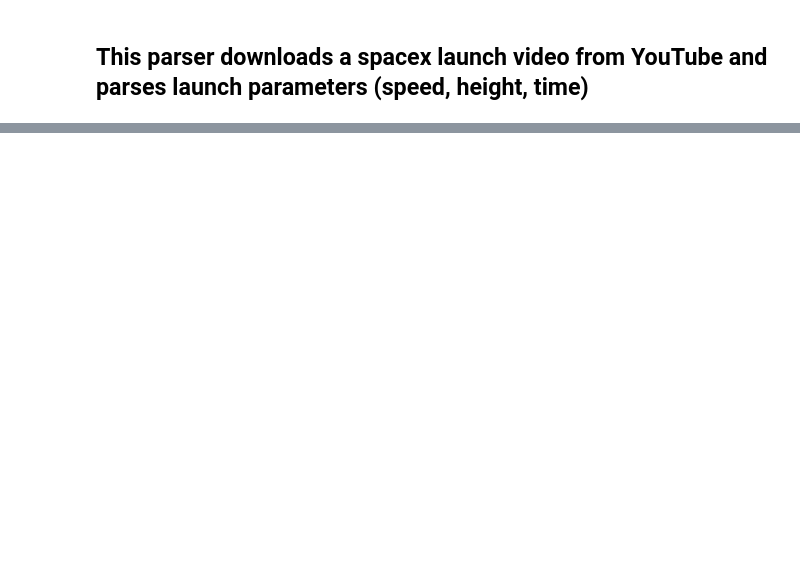
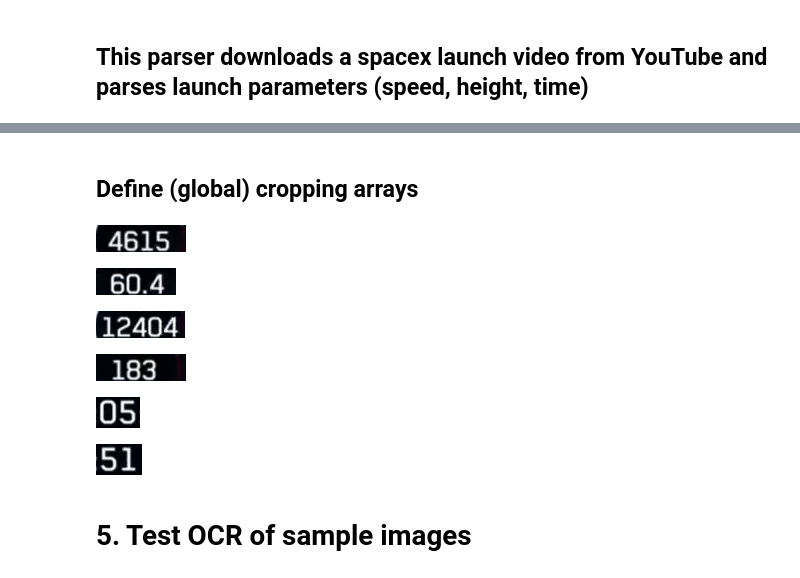
Before and after one commit to sjamthe/spacex-launch-analysis, a Jupyter notebook: spacex_launch_parser.ipynb, the cells around one changed output, grey strips where cells are left out. Saved outputs shown, nothing was run; the diff lists cells and outputs as text; code cells hidden in the pictures; blank space fills up the shorter version.

```diff
--- a/spacex_launch_parser.ipynb
+++ b/spacex_launch_parser.ipynb
@@ -14,2 +159,42 @@ Successfully installed pytube-10.8.2
+# %% [markdown]
+## Define (global) cropping arrays
+# %%
+st1_speed_crop = [-75, -48, 60, 150]
+img = image[st1_speed_crop[0]:st1_speed_crop[1],st1_speed_crop[2]:st1_speed_crop[3]]
+cv2_imshow(img)
+# %% [output]
+[figure, added]
+# %%
+st1_alt_crop = [-75, -48, 170, 250]
+img = image[st1_alt_crop[0]:st1_alt_crop[1],st1_alt_crop[2]:st1_alt_crop[3]]
+cv2_imshow(img)
+# %% [output]
+[figure, added]
+# %%
+st2_speed_crop = [-75, -48, -264, -175]
+img = image[st2_speed_crop[0]:st2_speed_crop[1],st2_speed_crop[2]:st2_speed_crop[3]]
+cv2_imshow(img)
+# %% [output]
+[figure, added]
+# %%
+st2_alt_crop = [-75, -48, -150, -60]
+img = image[st2_alt_crop[0]:st2_alt_crop[1],st2_alt_crop[2]:st2_alt_crop[3]]
+cv2_imshow(img)
+# %% [output]
+[figure, added]
+# %%
+time_min_crop = [-61, -30, 636, 680]
+img = image[time_min_crop[0]:time_min_crop[1],time_min_crop[2]:time_min_crop[3]]
+cv2_imshow(img)
+# %% [output]
+[figure, added]
+# %%
+time_sec_crop = [-61, -30, 684, 730]
+img = image[time_sec_crop[0]:time_sec_crop[1],time_sec_crop[2]:time_sec_crop[3]]
+cv2_imshow(img)
+# %% [output]
+[figure, added]
+# %% [markdown]
+# 5. Test OCR of sample images
 # %%
 !pip install easyocr
```
Also changed, not shown: parts of 91 cells of this notebook.
